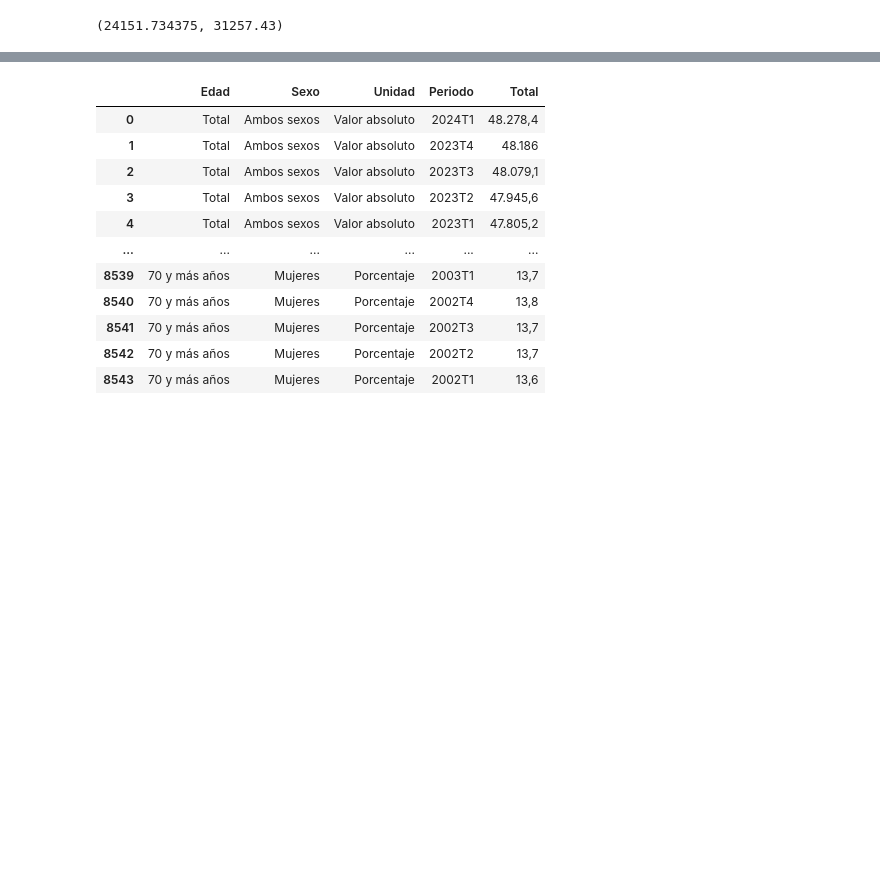
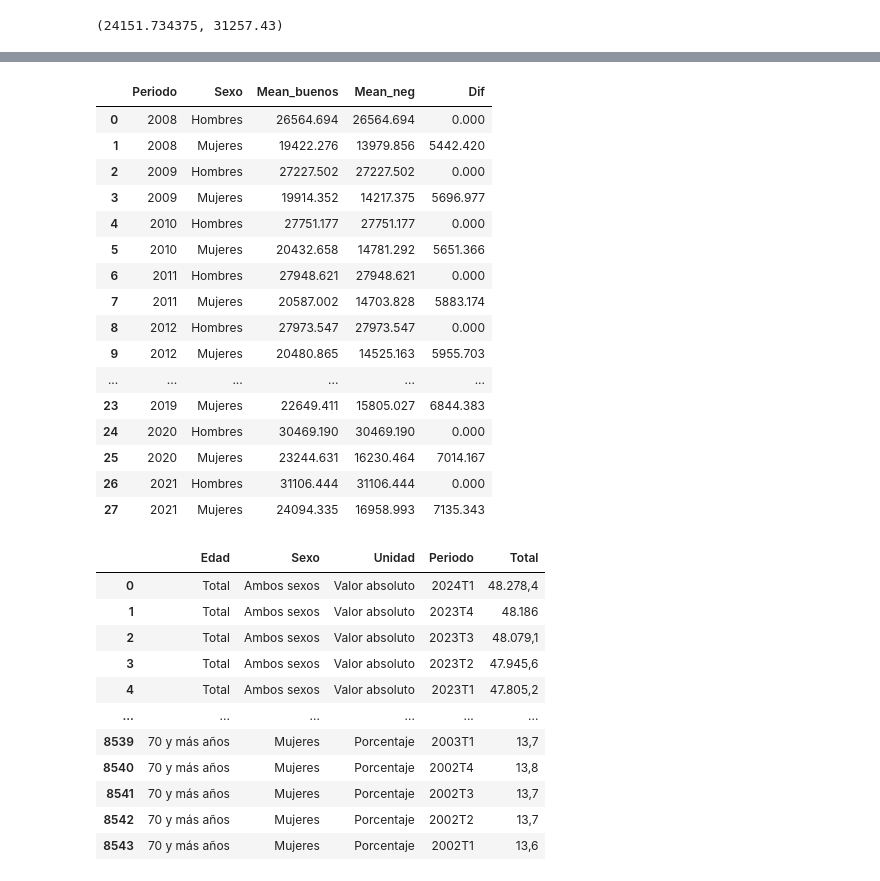
Before and after one commit to Gbau11/Empleo-Espa-a, a Jupyter notebook: code/paro_actividad.ipynb, the cells around one changed output, grey strips where cells are left out. Cells and saved outputs as stored; diff of their text form; code cells hidden in the pictures; blank space fills up the shorter version.

```diff
--- a/code/paro_actividad.ipynb
+++ b/code/paro_actividad.ipynb
@@ -1223,0 +1346,3 @@ sal_act.groupby(['Secciones de la CNAE 2009','Sexo']).agg({'Total':'mean'})
+# %%
+zzzz = zzzz.groupby(['Periodo', 'Sexo'])['Total'].agg(['mean']).reset_index()
+zzzz = zzzz.rename(columns={'mean':'Mean_neg'})
@@ -1223,0 +1351,3 @@ sal_act.groupby(['Secciones de la CNAE 2009','Sexo']).agg({'Total':'mean'})
+# %%
+xxxx = xxxx.groupby(['Periodo', 'Sexo'])['Total'].agg(['mean']).reset_index()
+xxxx = xxxx.rename(columns={'mean':'Mean_buenos'})
@@ -1223,0 +1372,2 @@ sal_act.groupby(['Secciones de la CNAE 2009','Sexo']).agg({'Total':'mean'})
+# %%
+sal_alter = pd.merge(xxxx, zzzz, how='inner', on=['Periodo','Sexo'])
@@ -1223,0 +1392,2 @@ sal_act.groupby(['Secciones de la CNAE 2009','Sexo']).agg({'Total':'mean'})
+# %%
+sal_alter['Dif'] = sal_alter['Mean_buenos'] - sal_alter['Mean_neg']
@@ -1224,3 +1411,23 @@ sal_act.groupby(['Secciones de la CNAE 2009','Sexo']).agg({'Total':'mean'})
+# %%
+sal_alter
+# %% [output]
+|  | Periodo | Sexo | Mean_buenos | Mean_neg | Dif |
+| 0 | 2008 | Hombres | 26564.694 | 26564.694 | 0.000 |
+| 1 | 2008 | Mujeres | 19422.276 | 13979.856 | 5442.420 |
+| 2 | 2009 | Hombres | 27227.502 | 27227.502 | 0.000 |
+| 3 | 2009 | Mujeres | 19914.352 | 14217.375 | 5696.977 |
+| 4 | 2010 | Hombres | 27751.177 | 27751.177 | 0.000 |
+| 5 | 2010 | Mujeres | 20432.658 | 14781.292 | 5651.366 |
+| 6 | 2011 | Hombres | 27948.621 | 27948.621 | 0.000 |
+| 7 | 2011 | Mujeres | 20587.002 | 14703.828 | 5883.174 |
+| 8 | 2012 | Hombres | 27973.547 | 27973.547 | 0.000 |
+| 9 | 2012 | Mujeres | 20480.865 | 14525.163 | 5955.703 |
+| ... | ... | ... | ... | ... | ... |
+| 23 | 2019 | Mujeres | 22649.411 | 15805.027 | 6844.383 |
+| 24 | 2020 | Hombres | 30469.190 | 30469.190 | 0.000 |
+| 25 | 2020 | Mujeres | 23244.631 | 16230.464 | 7014.167 |
+| 26 | 2021 | Hombres | 31106.444 | 31106.444 | 0.000 |
+| 27 | 2021 | Mujeres | 24094.335 | 16958.993 | 7135.343 |
 # %%
 pob
 # %% [output]
```
Also changed, not shown: parts of 16 cells of this notebook, 2 other files.
